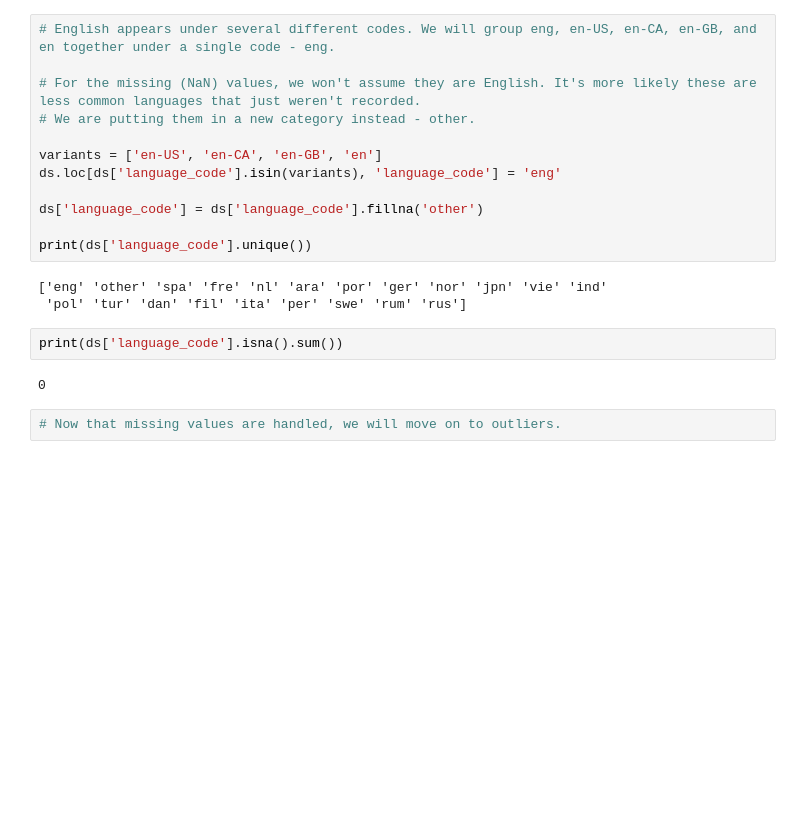
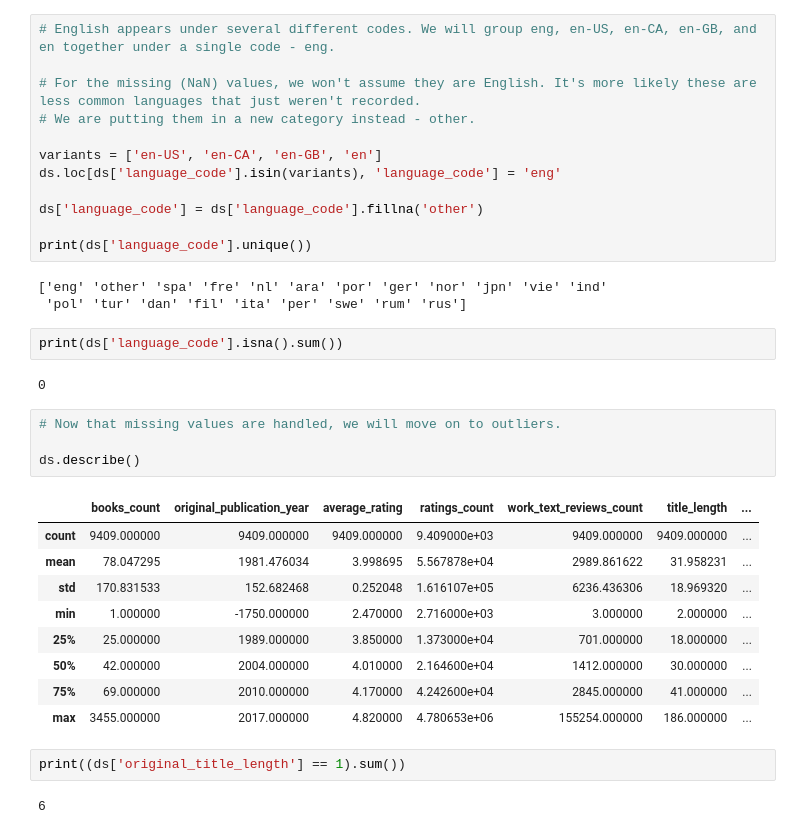
Before and after one commit to tamaracvijan/books-reviews, a Jupyter notebook: script.ipynb, the cells around one changed output. Drawn from its saved outputs; the diff is of its cells as text; blank space fills up the shorter version.

```diff
--- a/script.ipynb
+++ b/script.ipynb
@@ -156,3 +156,19 @@ print(ds['language_code'].isna().sum())
 0
 # %%
 # Now that missing values are handled, we will move on to outliers.
+
+ds.describe()
+# %% [output]
+|  | books_count | original_publication_year | average_rating | ratings_count | work_text_reviews_count | title_length | ... |
+| count | 9409.000000 | 9409.000000 | 9409.000000 | 9.409000e+03 | 9409.000000 | 9409.000000 | ... |
+| mean | 78.047295 | 1981.476034 | 3.998695 | 5.567878e+04 | 2989.861622 | 31.958231 | ... |
+| std | 170.831533 | 152.682468 | 0.252048 | 1.616107e+05 | 6236.436306 | 18.969320 | ... |
+| min | 1.000000 | -1750.000000 | 2.470000 | 2.716000e+03 | 3.000000 | 2.000000 | ... |
+| 25% | 25.000000 | 1989.000000 | 3.850000 | 1.373000e+04 | 701.000000 | 18.000000 | ... |
+| 50% | 42.000000 | 2004.000000 | 4.010000 | 2.164600e+04 | 1412.000000 | 30.000000 | ... |
+| 75% | 69.000000 | 2010.000000 | 4.170000 | 4.242600e+04 | 2845.000000 | 41.000000 | ... |
+| max | 3455.000000 | 2017.000000 | 4.820000 | 4.780653e+06 | 155254.000000 | 186.000000 | ... |
+# %%
+print((ds['original_title_length'] == 1).sum())
+# %% [output]
+6
```
Also changed, not shown: parts of 5 cells of this notebook.
